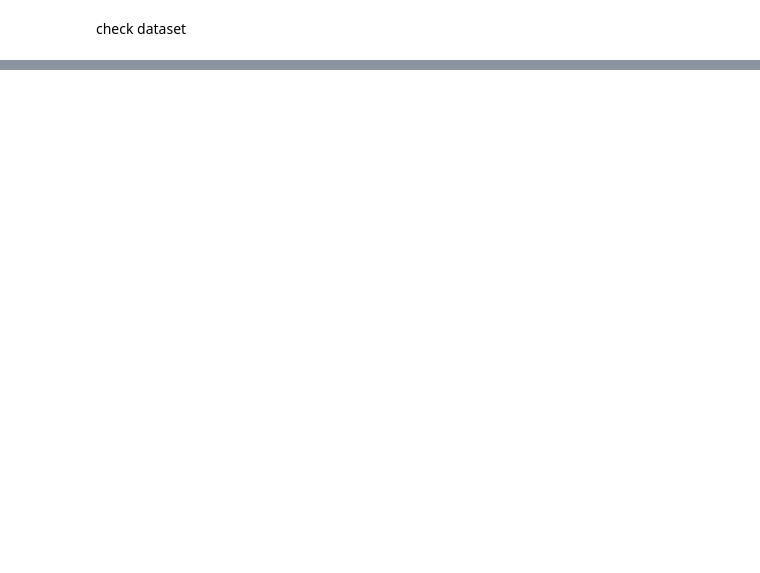
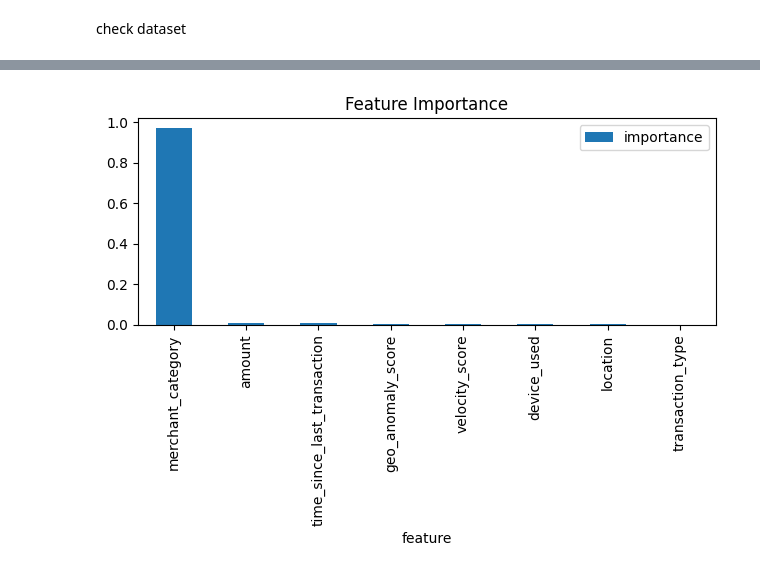
Before and after one commit to heronhoga/hop-model, a Jupyter notebook: model.ipynb, the cells around one changed output, grey strips where cells are left out. Drawn from its saved outputs; the diff is of its cells as text; code cells hidden in the pictures; blank space fills up the shorter version.

```diff
--- a/model.ipynb
+++ b/model.ipynb
@@ -16,0 +45,34 @@ df.head()
+# %%
+from sklearn.preprocessing import LabelEncoder
+
+categorical_cols = ['transaction_type', 'merchant_category', 'location', 'device_used']
+for col in categorical_cols:
+    le = LabelEncoder()
+    df[col] = le.fit_transform(df[col])
+# %%
+from sklearn.preprocessing import StandardScaler
+
+numerical_cols = ['amount', 'time_since_last_transaction', 'velocity_score', 'geo_anomaly_score']
+scaler = StandardScaler()
+df[numerical_cols] = scaler.fit_transform(df[numerical_cols])
+# %%
+from sklearn.model_selection import train_test_split
+
+X = df.drop(['is_fraud', 'keyword_match'], axis=1)
+
+y = df['is_fraud']
+
+X_train, X_test, y_train, y_test = train_test_split(X, y, test_size=0.3, stratify=y, random_state=42)
+# %%
+from sklearn.ensemble import RandomForestClassifier
+from sklearn.metrics import classification_report, confusion_matrix, roc_auc_score
+
+model = RandomForestClassifier(n_estimators=100, random_state=42)
+model.fit(X_train, y_train)
+
+y_pred = model.predict(X_test)
+y_prob = model.predict_proba(X_test)[:, 1]
+
+print(confusion_matrix(y_test, y_pred))
+print(classification_report(y_test, y_pred))
+print("ROC AUC Score:", roc_auc_score(y_test, y_prob))
@@ -16,0 +92,13 @@ df.head()
+# %%
+import pandas as pd
+import matplotlib.pyplot as plt
+
+importances = model.feature_importances_
+features = X.columns
+fi_df = pd.DataFrame({"feature": features, "importance": importances}).sort_values(by="importance", ascending=False)
+
+fi_df.plot.bar(x='feature', y='importance', title='Feature Importance')
+plt.tight_layout()
+plt.show()
+# %% [output]
+[figure, added]
```
Also changed, not shown: parts of 7 cells of this notebook, 1 other file.
